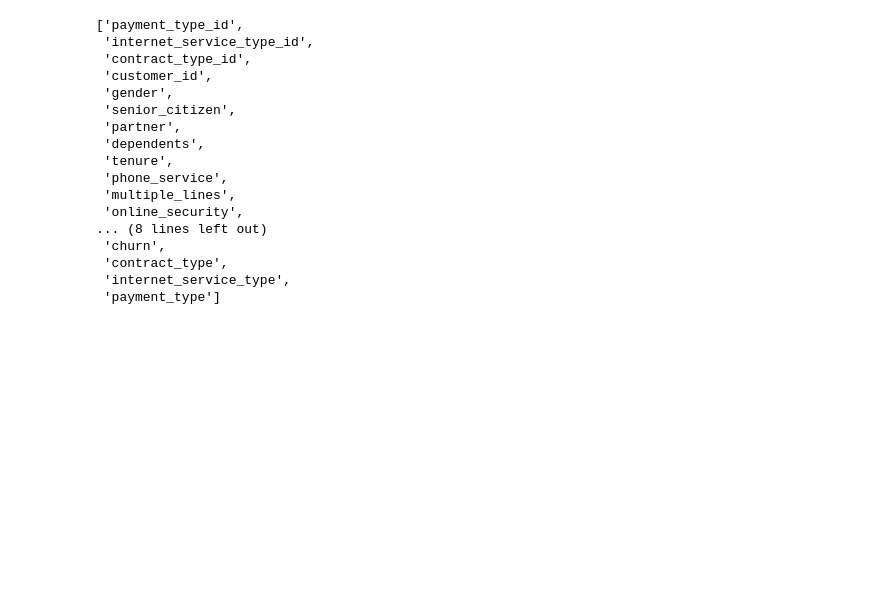
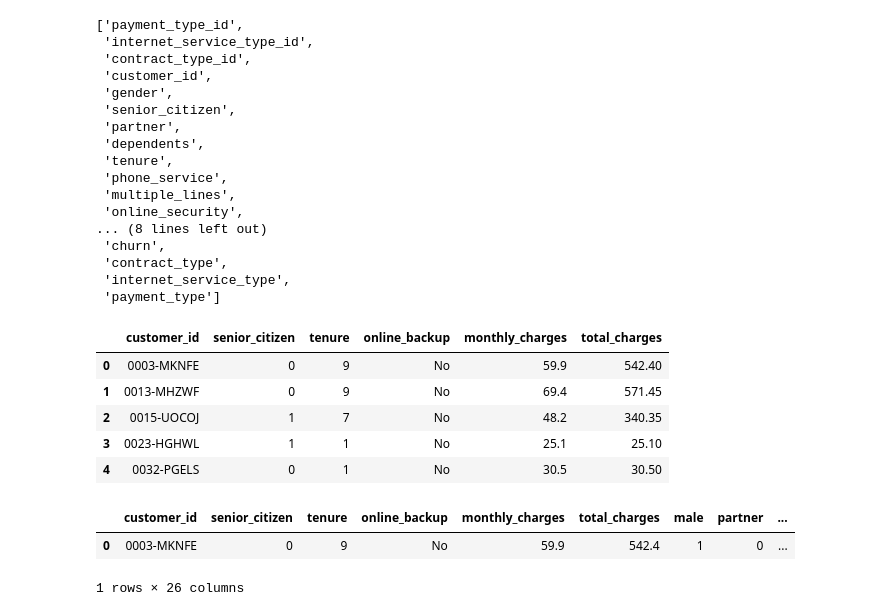
Before and after one commit to johngrinstead/classification_project, a Jupyter notebook: prepare.ipynb, the cells around one changed output. Drawn from its saved outputs; the diff is of its cells as text; code cells hidden in the pictures; blank space fills up the shorter version.

```diff
--- a/prepare.ipynb
+++ b/prepare.ipynb
@@ -273,3 +273,21 @@ list(df.columns)
  'contract_type',
  'internet_service_type',
  'payment_type']
+# %%
+new_df = df.drop(columns = ['gender', 'partner', 'dependents', 'phone_service', 'multiple_lines', 'online_security', 'device_protection', 'tech_support', 'streaming_tv', 'streaming_movies', 'paperless_billing', 'churn', 'contract_type', 'internet_service_type', 'payment_type', 'payment_type_id', 'internet_service_type_id', 'contract_type_id'])
+# %%
+new_df.head()
+# %% [output]
+|  | customer_id | senior_citizen | tenure | online_backup | monthly_charges | total_charges |
+| 0 | 0003-MKNFE | 0 | 9 | No | 59.9 | 542.40 |
+| 1 | 0013-MHZWF | 0 | 9 | No | 69.4 | 571.45 |
+| 2 | 0015-UOCOJ | 1 | 7 | No | 48.2 | 340.35 |
+| 3 | 0023-HGHWL | 1 | 1 | No | 25.1 | 25.10 |
+| 4 | 0032-PGELS | 0 | 1 | No | 30.5 | 30.50 |
+# %%
+new_df = pd.concat([new_df, dummy_df], axis=1)
+new_df.head(1)
+# %% [output]
+|  | customer_id | senior_citizen | tenure | online_backup | monthly_charges | total_charges | male | partner | ... |
+| 0 | 0003-MKNFE | 0 | 9 | No | 59.9 | 542.4 | 1 | 0 | ... |
+1 rows × 26 columns
```
Also changed, not shown: parts of 3 cells of this notebook, 1 other file.
